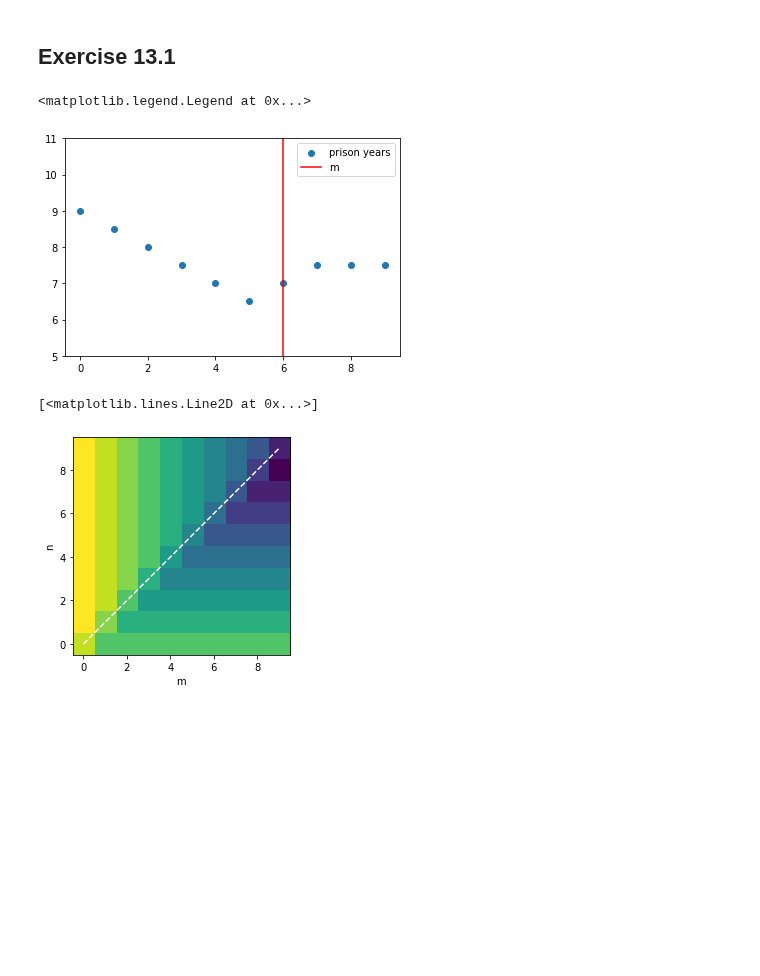
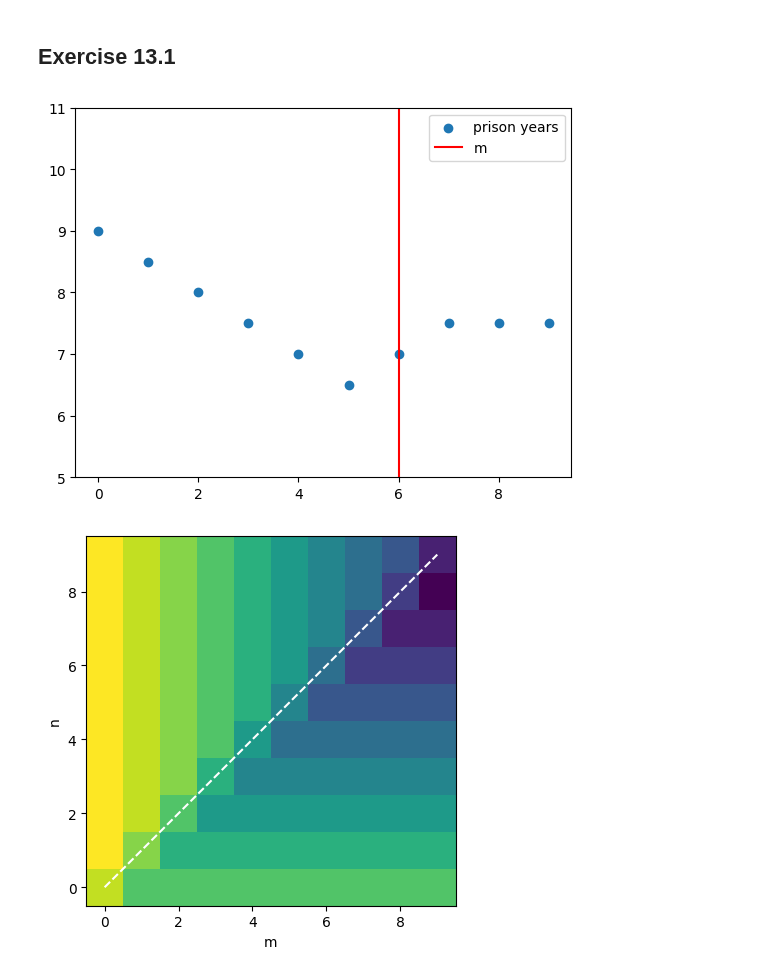
Before and after one commit to gasparyanartur/simulation-of-complex-systems-solutions, a Jupyter notebook: chapter-13/chapter-13.ipynb, the cells around one changed output. Cells and saved outputs as stored; diff of their text form; code cells hidden in the pictures; blank space fills up the shorter version.

```diff
--- a/chapter-13/chapter-13.ipynb
+++ b/chapter-13/chapter-13.ipynb
@@ -12,18 +48,9 @@ rng = np.random.default_rng(seed)
 # %%
-# Betray = 0
-# Cooperate = 1
-
-# 0,0 -> P,P
-# 0,1 -> T,S
-# 1,0 -> S,T
-# 1,1 -> R,R
-
+N = 10
 T = 0
 R = 0.5
 P = 1
 S = 1.5
 
-outcomes = np.array([
-    [[P, P], [T, S]],
-    [[S, T], [R, R]]
-])
+outcomes = get_outcomes(T, R, P, S)
+years_all = get_years(N, outcomes)
@@ -54,22 +57,26 @@ acc_years = np.sum(years, axis=1)
-# %%
-fig = plt.figure()
-ax = fig.gca()
-ax.scatter(np.arange(N), acc_years)
-ax.axvline(6, c='red')
-ax.set_ylim(5, 11)
-ax.legend(["prison years", "m"])
-# %% [output]
-<matplotlib.legend.Legend at 0x...>
-[figure, removed]
+# %%
+def plot_1d(years_all):
+    years = years_all[:, 6, :, 0]
+    acc_years = np.sum(years, axis=1)
+    fig = plt.figure()
+    ax = fig.gca()
+    ax.scatter(np.arange(N), acc_years)
+    ax.axvline(6, c='red')
+    ax.set_ylim(5, 11)
+    ax.legend(["prison years", "m"])
+# %%
+def plot_2d(years_all):
+    years = years_all[:, :, :, 0]
+    acc_years = np.sum(years, axis=2)
+    fig = plt.figure()
+    ax = fig.gca()
+    ax.imshow(acc_years, origin='lower')
+    ax.set_xlabel('m')
+    ax.set_ylabel('n')
+    ax.plot(np.arange(1, N+1)-1, np.arange(N), linestyle='--', c='white')
 # %%
-years = years_all[:, :, :, 0]
-acc_years = np.sum(years, axis=2)
-fig = plt.figure()
-ax = fig.gca()
-ax.imshow(acc_years, origin='lower')
-ax.set_xlabel('m')
-ax.set_ylabel('n')
-ax.plot(np.arange(1, N+1)-1, np.arange(N), linestyle='--', c='white')
+plot_1d(years_all)
+plot_2d(years_all)
 # %% [output]
-[<matplotlib.lines.Line2D at 0x...>]
-[figure, old version]
+[figure, new version]
+[figure, added]
```
Also changed, not shown: parts of 6 cells of this notebook, 1 other file.
